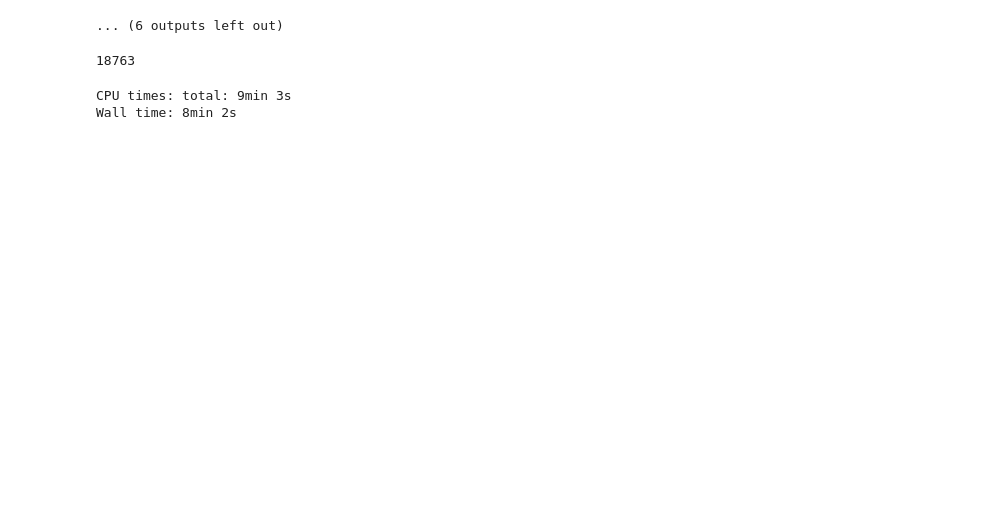
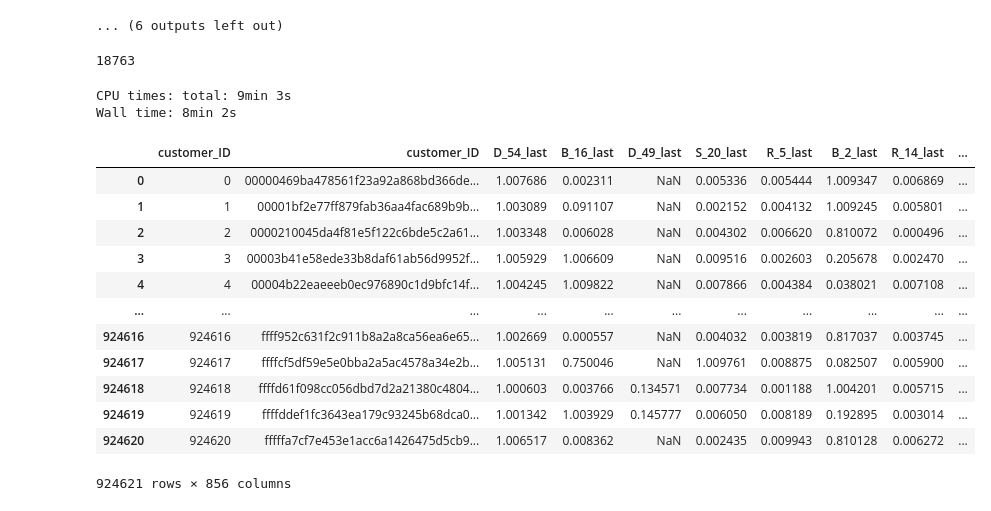
Before and after one commit to binarysentient/kaggle-binarysentient, a Jupyter notebook: amex-default-prediction/predictor.ipynb, the cells around one changed output. Drawn from its saved outputs; the diff is of its cells as text; code cells hidden in the pictures; blank space fills up the shorter version.

```diff
--- a/amex-default-prediction/predictor.ipynb
+++ b/amex-default-prediction/predictor.ipynb
@@ -493,6 +496,26 @@ gc.collect()
 # %% [output]
 CPU times: total: 9min 3s
 Wall time: 8min 2s
+# %%
+df_test_bs_features = load_prepare_amex_dataset("test_data_bs_features_extracted")
+df_test = df_test.reset_index().rename(columns={'index':'customer_ID'})
+df_test = df_test.merge(df_test_bs_features, on="customer_ID", how="inner")
+# %%
+df_test
+# %% [output]
+|  | customer_ID | customer_ID | D_54_last | B_16_last | D_49_last | S_20_last | R_5_last | B_2_last | R_14_last | ... |
+| 0 | 0 | 00000469ba478561f23a92a868bd366de... | 1.007686 | 0.002311 | NaN | 0.005336 | 0.005444 | 1.009347 | 0.006869 | ... |
+| 1 | 1 | 00001bf2e77ff879fab36aa4fac689b9b... | 1.003089 | 0.091107 | NaN | 0.002152 | 0.004132 | 1.009245 | 0.005801 | ... |
+| 2 | 2 | 0000210045da4f81e5f122c6bde5c2a61... | 1.003348 | 0.006028 | NaN | 0.004302 | 0.006620 | 0.810072 | 0.000496 | ... |
+| 3 | 3 | 00003b41e58ede33b8daf61ab56d9952f... | 1.005929 | 1.006609 | NaN | 0.009516 | 0.002603 | 0.205678 | 0.002470 | ... |
+| 4 | 4 | 00004b22eaeeeb0ec976890c1d9bfc14f... | 1.004245 | 1.009822 | NaN | 0.007866 | 0.004384 | 0.038021 | 0.007108 | ... |
+| ... | ... | ... | ... | ... | ... | ... | ... | ... | ... | ... |
+| 924616 | 924616 | ffff952c631f2c911b8a2a8ca56ea6e65... | 1.002669 | 0.000557 | NaN | 0.004032 | 0.003819 | 0.817037 | 0.003745 | ... |
+| 924617 | 924617 | ffffcf5df59e5e0bba2a5ac4578a34e2b... | 1.005131 | 0.750046 | NaN | 1.009761 | 0.008875 | 0.082507 | 0.005900 | ... |
+| 924618 | 924618 | ffffd61f098cc056dbd7d2a21380c4804... | 1.000603 | 0.003766 | 0.134571 | 0.007734 | 0.001188 | 1.004201 | 0.005715 | ... |
+| 924619 | 924619 | ffffddef1fc3643ea179c93245b68dca0... | 1.001342 | 1.003929 | 0.145777 | 0.006050 | 0.008189 | 0.192895 | 0.003014 | ... |
+| 924620 | 924620 | fffffa7cf7e453e1acc6a1426475d5cb9... | 1.006517 | 0.008362 | NaN | 0.002435 | 0.009943 | 0.810128 | 0.006272 | ... |
+924621 rows × 856 columns
 # %%
 features_x = [f for f in df_test.columns if f not in ['customer_ID', 'target', 'prediction', 'S_2']]
 X_tr = df_test[features_x]
```
Also changed, not shown: parts of 13 cells of this notebook, 4 other files.
